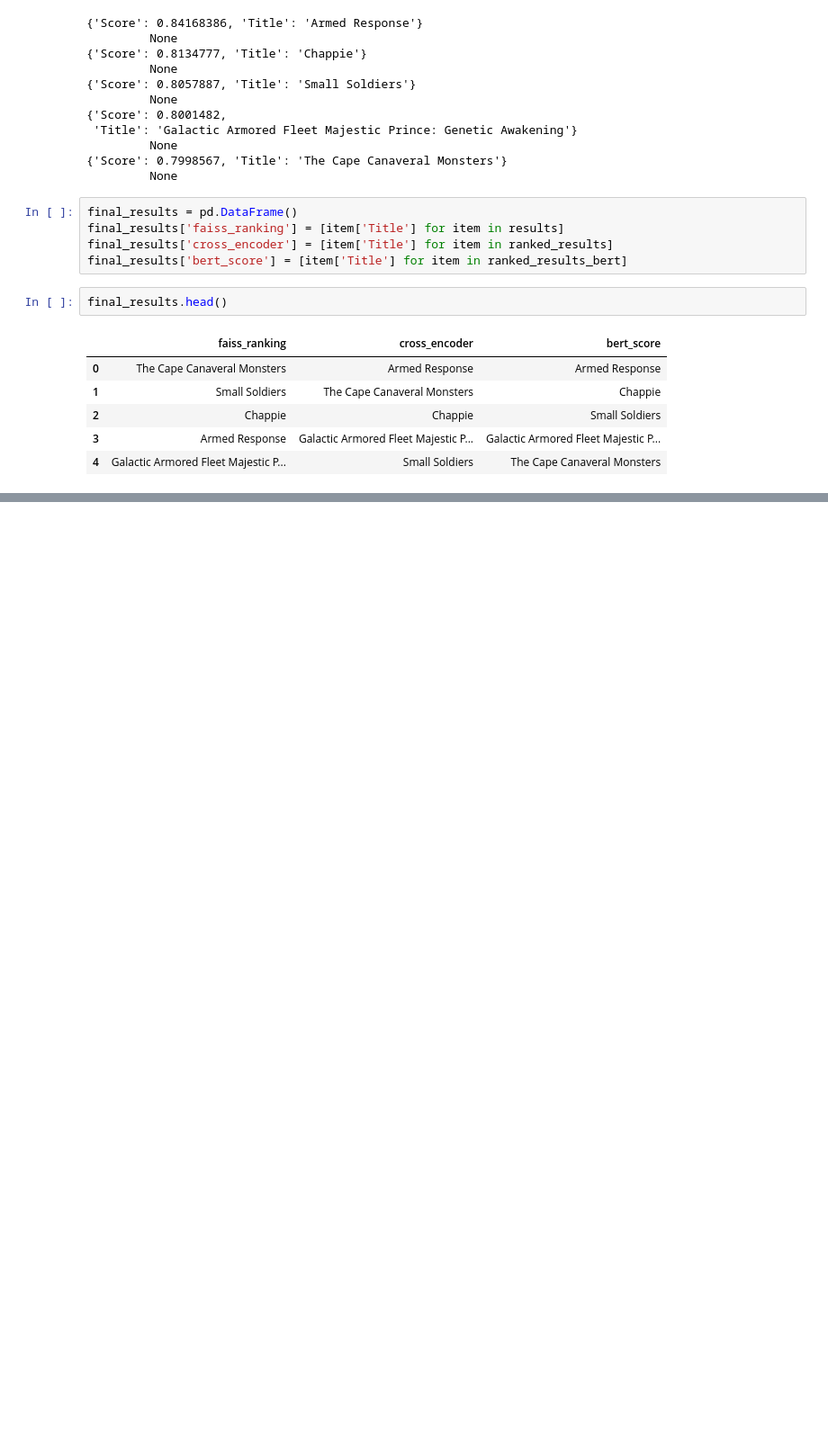
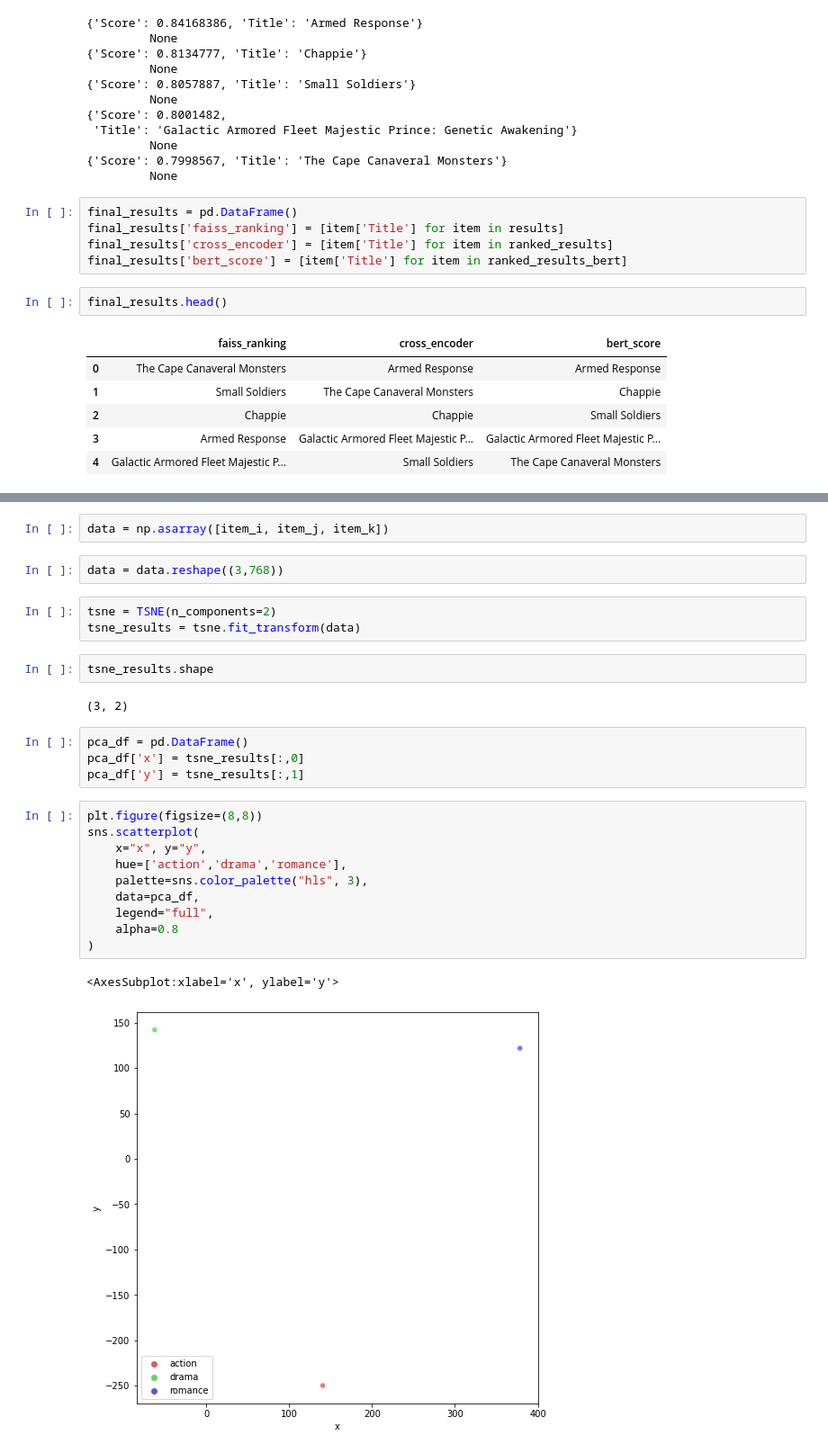
Before and after one commit to 99sbr/semantic-search-with-sbert, a Jupyter notebook: search-ranking.ipynb, the cells around one changed output, grey strips where cells are left out. Shown: that part at 90% size. Cells and saved outputs as stored; diff of their text form; blank space fills up the shorter version.

```diff
--- a/search-ranking.ipynb
+++ b/search-ranking.ipynb
@@ -295,0 +313,28 @@ final_results.head()
+# %%
+data = np.asarray([item_i, item_j, item_k])
+# %%
+data = data.reshape((3,768))
+# %%
+tsne = TSNE(n_components=2)
+tsne_results = tsne.fit_transform(data)
+# %%
+tsne_results.shape
+# %% [output]
+(3, 2)
+# %%
+pca_df = pd.DataFrame()
+pca_df['x'] = tsne_results[:,0]
+pca_df['y'] = tsne_results[:,1]
+# %%
+plt.figure(figsize=(8,8))
+sns.scatterplot(
+    x="x", y="y",
+    hue=['action','drama','romance'],
+    palette=sns.color_palette("hls", 3),
+    data=pca_df,
+    legend="full",
+    alpha=0.8
+)
+# %% [output]
+<AxesSubplot:xlabel='x', ylabel='y'>
+[figure, added]
```
Also changed, not shown: parts of 23 cells of this notebook.
